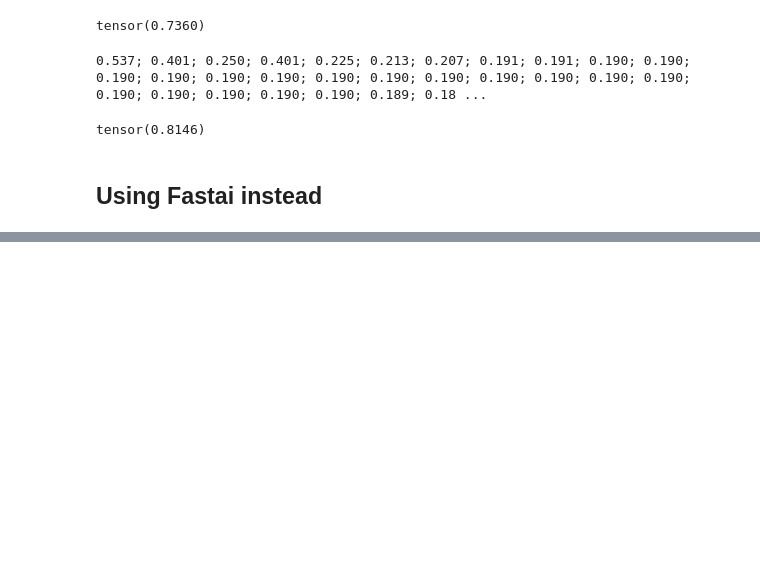
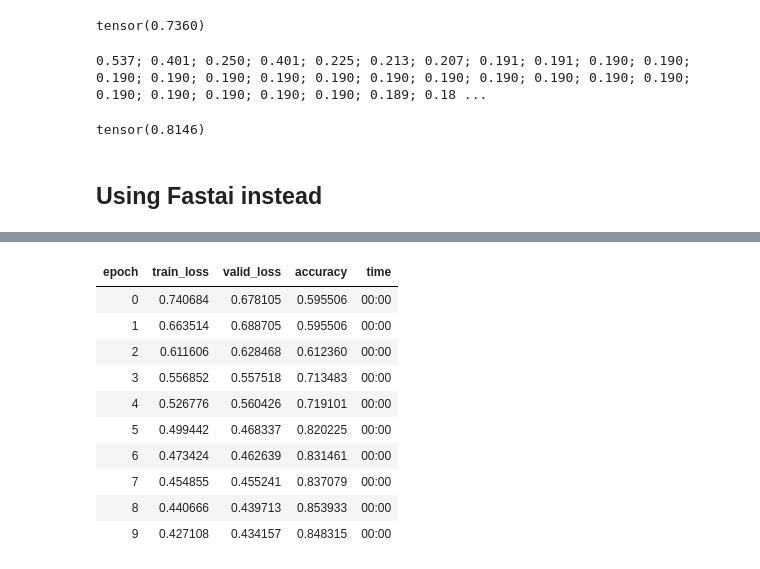
Before and after one commit to jaredoong/Kaggle_comp, a Jupyter notebook: Titanic - Machine Learning from Disaster/titanic-tutorial.ipynb, the cells around one changed output, grey strips where cells are left out. Cells and saved outputs as stored; diff of their text form; code cells hidden in the pictures; blank space fills up the shorter version.

```diff
--- a/Titanic - Machine Learning from Disaster/titanic-tutorial.ipynb
+++ b/Titanic - Machine Learning from Disaster/titanic-tutorial.ipynb
@@ -387,9 +381,13 @@ print(cont_vars)
+# %%
+train_data = pd.read_csv(train_filename)
+# %%
+train_data['LogFare'] = np.log(train_data['Fare']+1) # +1 to avoid log(0)
 # %%
 # Split into training and validation set
-splits = RandomSplitter(valid_pct=0.2)(range_of(train_data_filtered))
+splits = RandomSplitter(valid_pct=0.2)(range_of(train_data))
 
 # Train an intial model using all the columns in the dataset with fastai
-tp = TabularPandas(train_data_filtered,
+tp = TabularPandas(train_data,
                    procs=[Categorify, FillMissing, Normalize],
                    cat_names=cat_vars,
                    cont_names=cont_vars,
@@ -409,8 +445,8 @@ for cat, encoding in label_encoding_dict.items():
 # %%
-# Build the NN with 2 layer - [10, 5 Neurons]
+# Build the NN with 2 layer - [20, 20 Neurons]
 learn = tabular_learner(dls,
-                        layers=[10,5],
-                        metrics=[accuracy, error_rate, Recall(), Precision()])
+                        layers=[10,20,10],
+                        metrics=accuracy)
 # %%
 # Observe model architecture
 learn.summary()
@@ -422,3 +491,15 @@ learn.lr_find(suggest_funcs=(slide, valley))
 # %%
-learn.fit_one_cycle(10, lr_max=5e-3)
+learn.fit_one_cycle(10, lr_max=5e-2)
+# %% [output]
+| epoch | train_loss | valid_loss | accuracy | time |
+| 0 | 0.740684 | 0.678105 | 0.595506 | 00:00 |
+| 1 | 0.663514 | 0.688705 | 0.595506 | 00:00 |
+| 2 | 0.611606 | 0.628468 | 0.612360 | 00:00 |
+| 3 | 0.556852 | 0.557518 | 0.713483 | 00:00 |
+| 4 | 0.526776 | 0.560426 | 0.719101 | 00:00 |
+| 5 | 0.499442 | 0.468337 | 0.820225 | 00:00 |
+| 6 | 0.473424 | 0.462639 | 0.831461 | 00:00 |
+| 7 | 0.454855 | 0.455241 | 0.837079 | 00:00 |
+| 8 | 0.440666 | 0.439713 | 0.853933 | 00:00 |
+| 9 | 0.427108 | 0.434157 | 0.848315 | 00:00 |
 # %%
```
Also changed, not shown: parts of 17 cells of this notebook, 1 other file.
